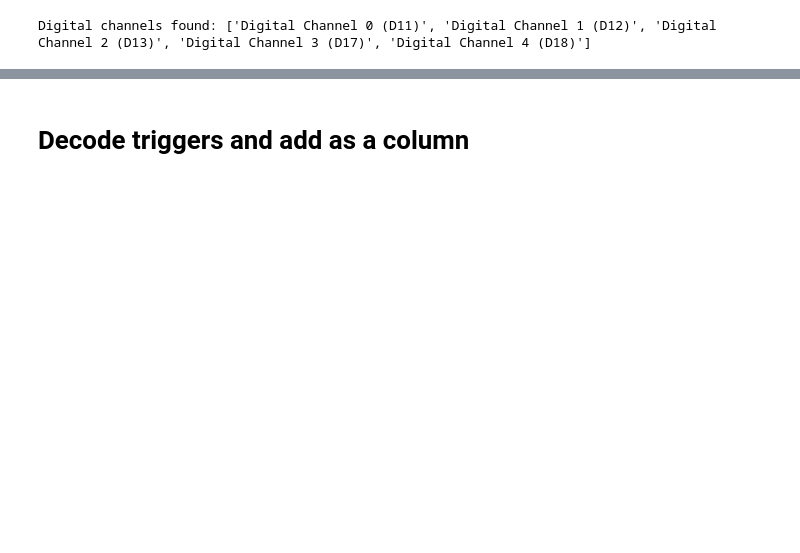
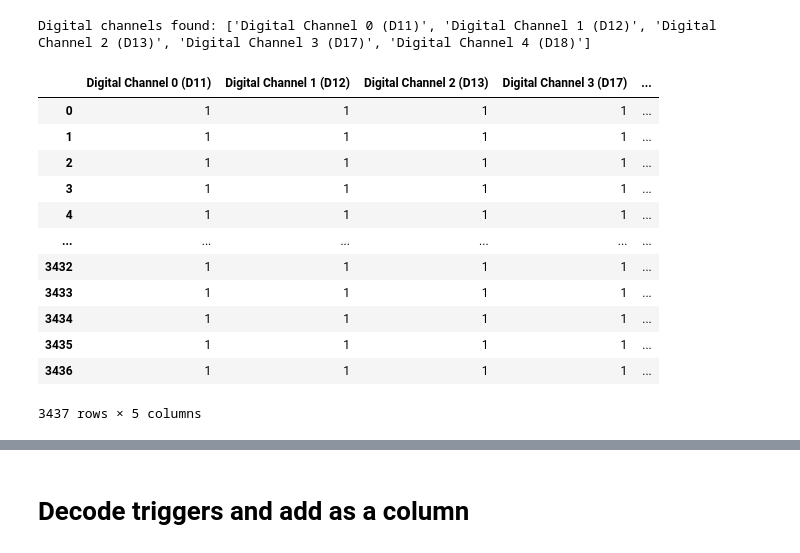
Before and after one commit to SURGE-NeuroTech-Club/p3-battle-ships, a Jupyter notebook: EEG_Analysis/trigger_code_check.ipynb, the cells around one changed output, grey strips where cells are left out. Saved outputs shown, nothing was run; the diff lists cells and outputs as text; code cells hidden in the pictures; blank space fills up the shorter version.

```diff
--- a/EEG_Analysis/trigger_code_check.ipynb
+++ b/EEG_Analysis/trigger_code_check.ipynb
@@ -80,2 +82,20 @@ def decode_trigger_codes(digi_df):
 # %% [output]
 Digital channels found: ['Digital Channel 0 (D11)', 'Digital Channel 1 (D12)', 'Digital Channel 2 (D13)', 'Digital Channel 3 (D17)', 'Digital Channel 4 (D18)']
+# %%
+test = df[digi_cols].apply(pd.to_numeric, errors='coerce').fillna(0).astype(int)
+# %%
+test
+# %% [output]
+|  | Digital Channel 0 (D11) | Digital Channel 1 (D12) | Digital Channel 2 (D13) | Digital Channel 3 (D17) | ... |
+| 0 | 1 | 1 | 1 | 1 | ... |
+| 1 | 1 | 1 | 1 | 1 | ... |
+| 2 | 1 | 1 | 1 | 1 | ... |
+| 3 | 1 | 1 | 1 | 1 | ... |
+| 4 | 1 | 1 | 1 | 1 | ... |
+| ... | ... | ... | ... | ... | ... |
+| 3432 | 1 | 1 | 1 | 1 | ... |
+| 3433 | 1 | 1 | 1 | 1 | ... |
+| 3434 | 1 | 1 | 1 | 1 | ... |
+| 3435 | 1 | 1 | 1 | 1 | ... |
+| 3436 | 1 | 1 | 1 | 1 | ... |
+3437 rows × 5 columns
```
Also changed, not shown: parts of 8 cells of this notebook, 4 other files.
